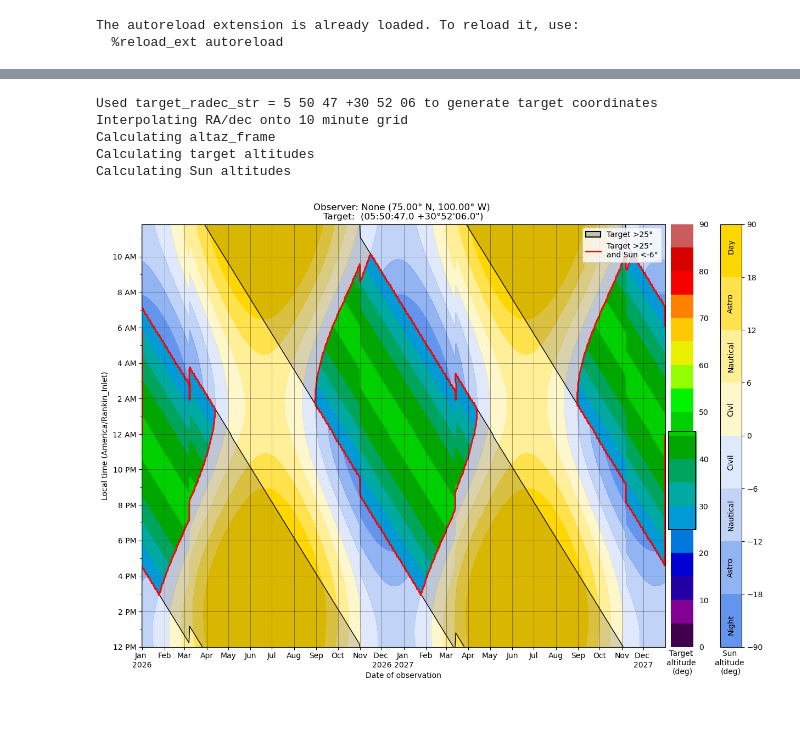
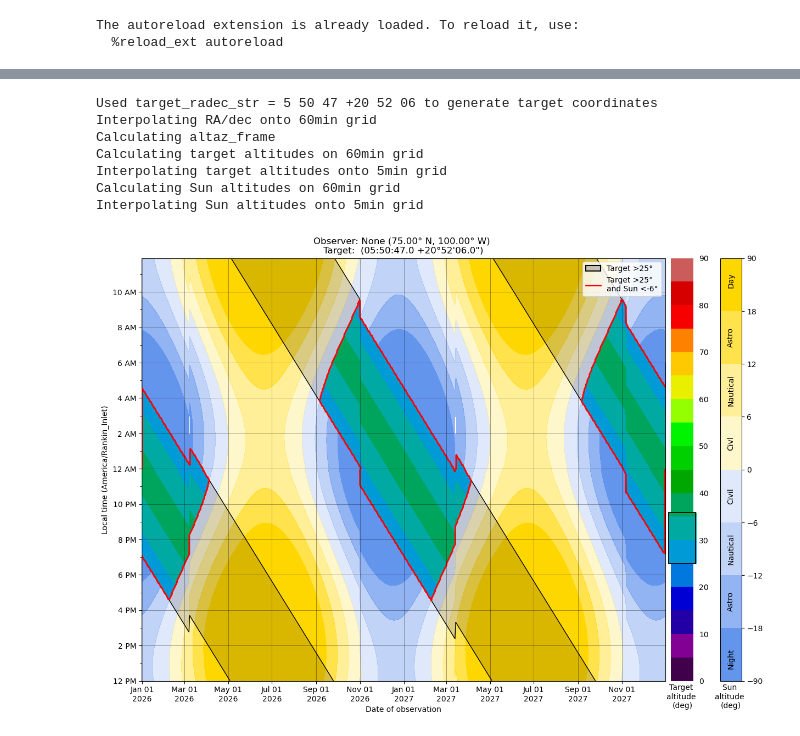
Before and after one commit to johnmomberg/Visibility_Planner, a Jupyter notebook: examples.ipynb, the cells around one changed output, grey strips where cells are left out. Cells and saved outputs as stored; diff of their text form; code cells hidden in the pictures.

```diff
--- a/examples.ipynb
+++ b/examples.ipynb
@@ -152,20 +145,22 @@ Calculating Sun altitudes
 # %%
-# # Okay I just wanted to see what would happen if we went REALLY far north
+# Example 7: Use RA/dec string to set target, and set observer location very far north
 
 observer = src.get_observer(lat_long_tuple=(75, -100))
-target = src.get_target(target_radec_str="5 50 47 +30 52 06")
+target = src.get_target(target_radec_str="5 50 47 +20 52 06")
 
 datetimes_utc_1d, target_alt_1d, sun_alt_1d = src.calc_visibility(observer, target)
 
 x_dates, y_times, sun_alt_2d = src.reshape_altitude(observer, datetimes_utc_1d, sun_alt_1d)
 x_dates, y_times, target_alt_2d = src.reshape_altitude(observer, datetimes_utc_1d, target_alt_1d)
 
 fig = src.plot_visibility(x_dates, y_times, target_alt_2d, sun_alt_2d, target, observer)
 # %% [output]
-Used target_radec_str = 5 50 47 +30 52 06 to generate target coordinates
-Interpolating RA/dec onto 10 minute grid
+Used target_radec_str = 5 50 47 +20 52 06 to generate target coordinates
+Interpolating RA/dec onto 60min grid
 Calculating altaz_frame
-Calculating target altitudes
-Calculating Sun altitudes
+Calculating target altitudes on 60min grid
+Interpolating target altitudes onto 5min grid
+Calculating Sun altitudes on 60min grid
+Interpolating Sun altitudes onto 5min grid
-[figure, old version]
+[figure, new version]
 # %%
```
Also changed, not shown: parts of 11 cells of this notebook, 9 other files.
